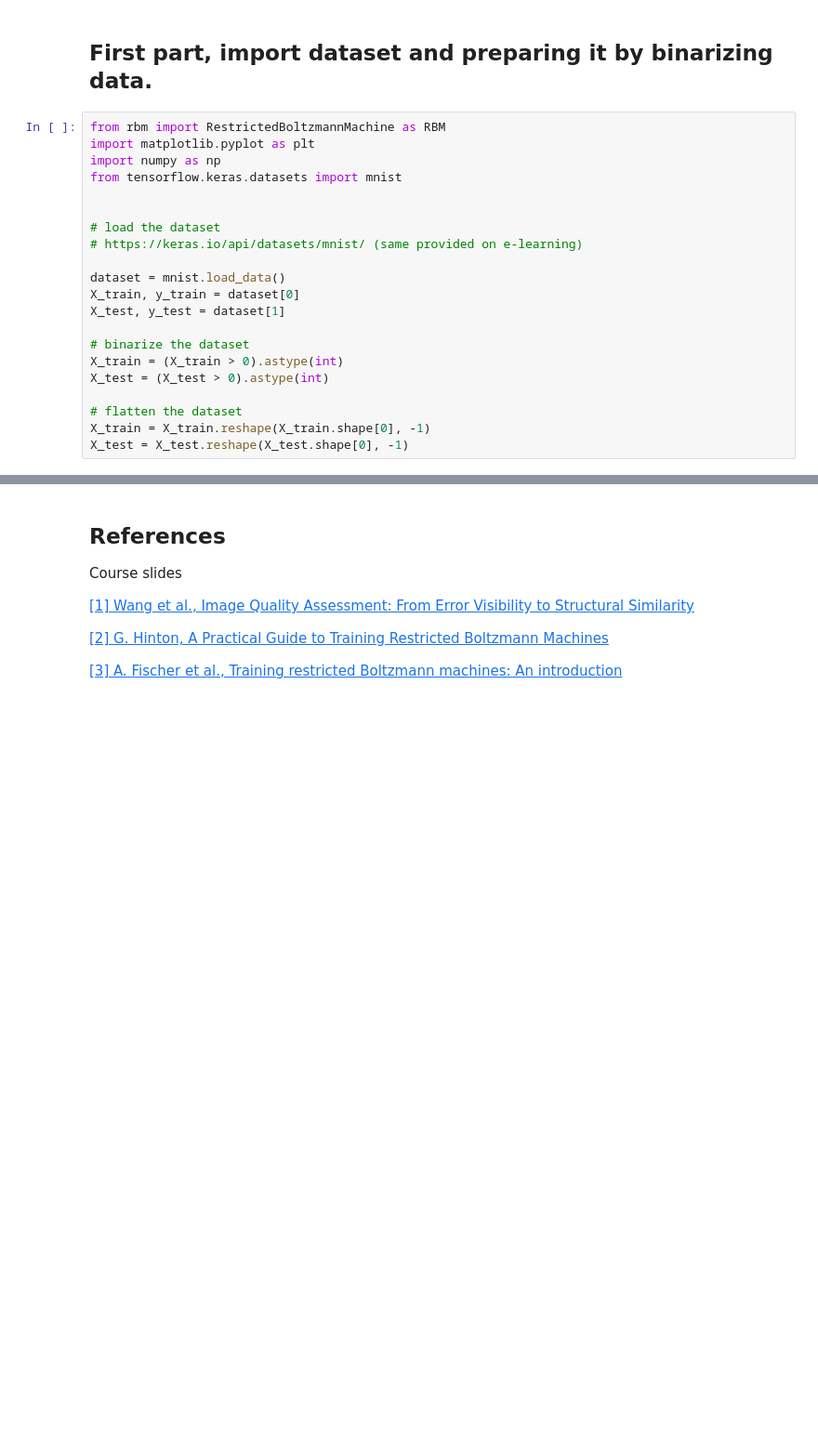
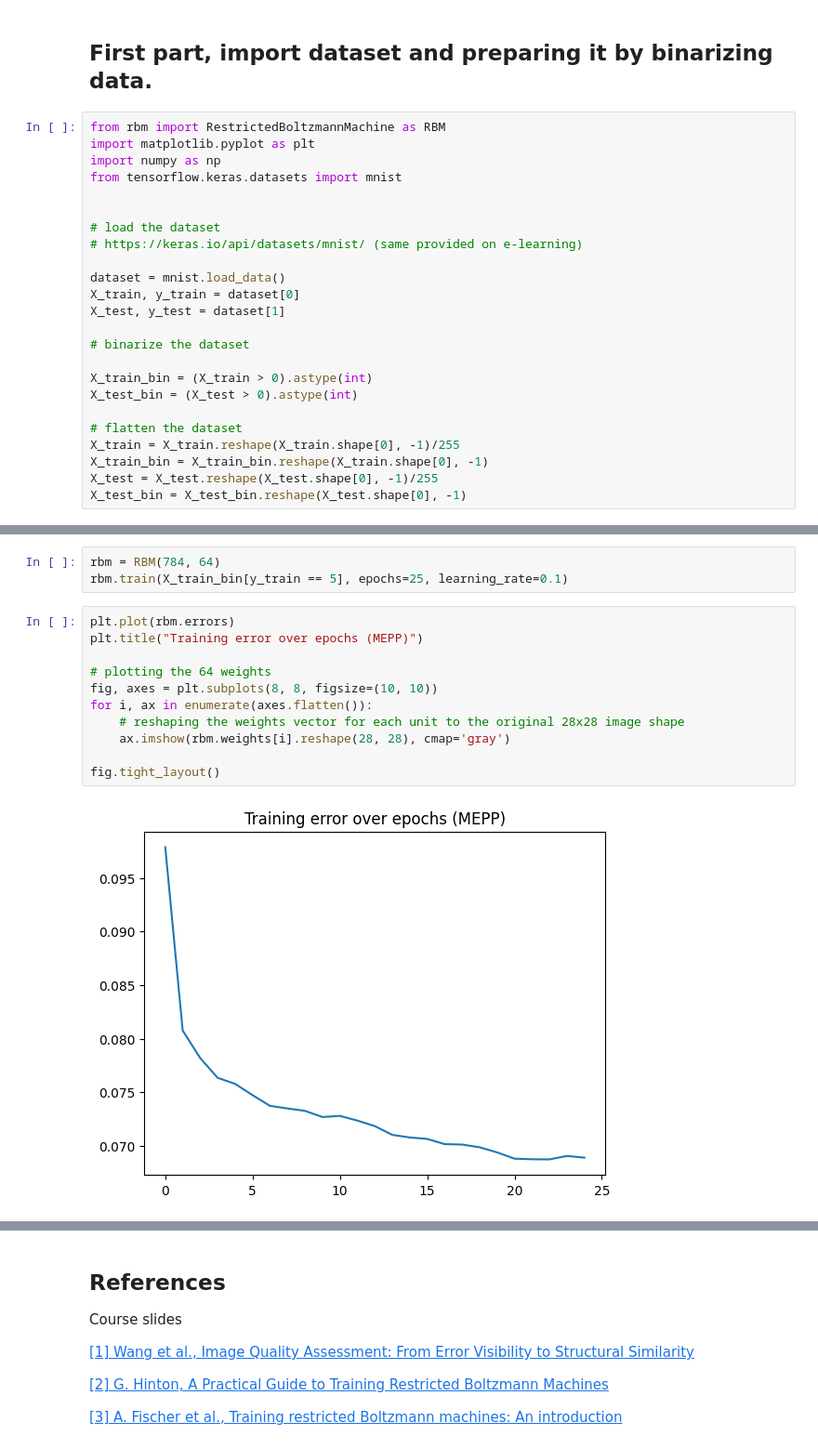
Before and after one commit to vornao/ispr-assignments, a Jupyter notebook: assignment-two/notebook.ipynb, the cells around one changed output, grey strips where cells are left out. Shown at 93% size. Cells and saved outputs as stored; diff of their text form; blank space fills up the shorter version.

```diff
--- a/assignment-two/notebook.ipynb
+++ b/assignment-two/notebook.ipynb
@@ -37,10 +37,13 @@ X_train, y_train = dataset[0]
 X_test, y_test = dataset[1]
 
 # binarize the dataset
-X_train = (X_train > 0).astype(int)
-X_test = (X_test > 0).astype(int)
+
+X_train_bin = (X_train > 0).astype(int)
+X_test_bin = (X_test > 0).astype(int)
 
 # flatten the dataset
-X_train = X_train.reshape(X_train.shape[0], -1)
-X_test = X_test.reshape(X_test.shape[0], -1)
+X_train = X_train.reshape(X_train.shape[0], -1)/255
+X_train_bin = X_train_bin.reshape(X_train.shape[0], -1)
+X_test = X_test.reshape(X_test.shape[0], -1)/255
+X_test_bin = X_test_bin.reshape(X_test.shape[0], -1)
 # %% [output]
@@ -89,0 +121,16 @@ def evaluate_rbm(rbm, X_test):
+# %%
+rbm = RBM(784, 64)
+rbm.train(X_train_bin[y_train == 5], epochs=25, learning_rate=0.1)
+# %%
+plt.plot(rbm.errors)
+plt.title("Training error over epochs (MEPP)")
+
+# plotting the 64 weights
+fig, axes = plt.subplots(8, 8, figsize=(10, 10))
+for i, ax in enumerate(axes.flatten()):
+    # reshaping the weights vector for each unit to the original 28x28 image shape
+    ax.imshow(rbm.weights[i].reshape(28, 28), cmap='gray')
+
+fig.tight_layout()
+# %% [output]
+[figure, added]
```
Also changed, not shown: parts of 29 cells of this notebook, 1 other file.
